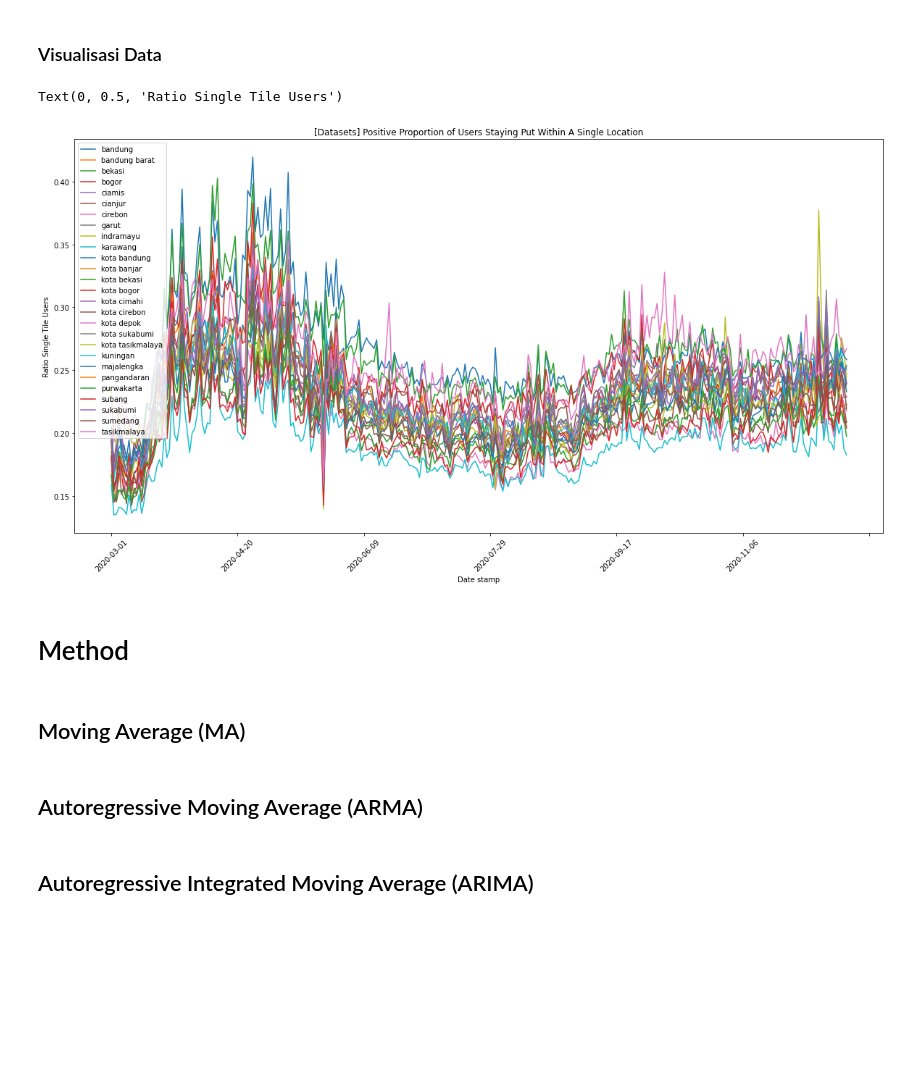
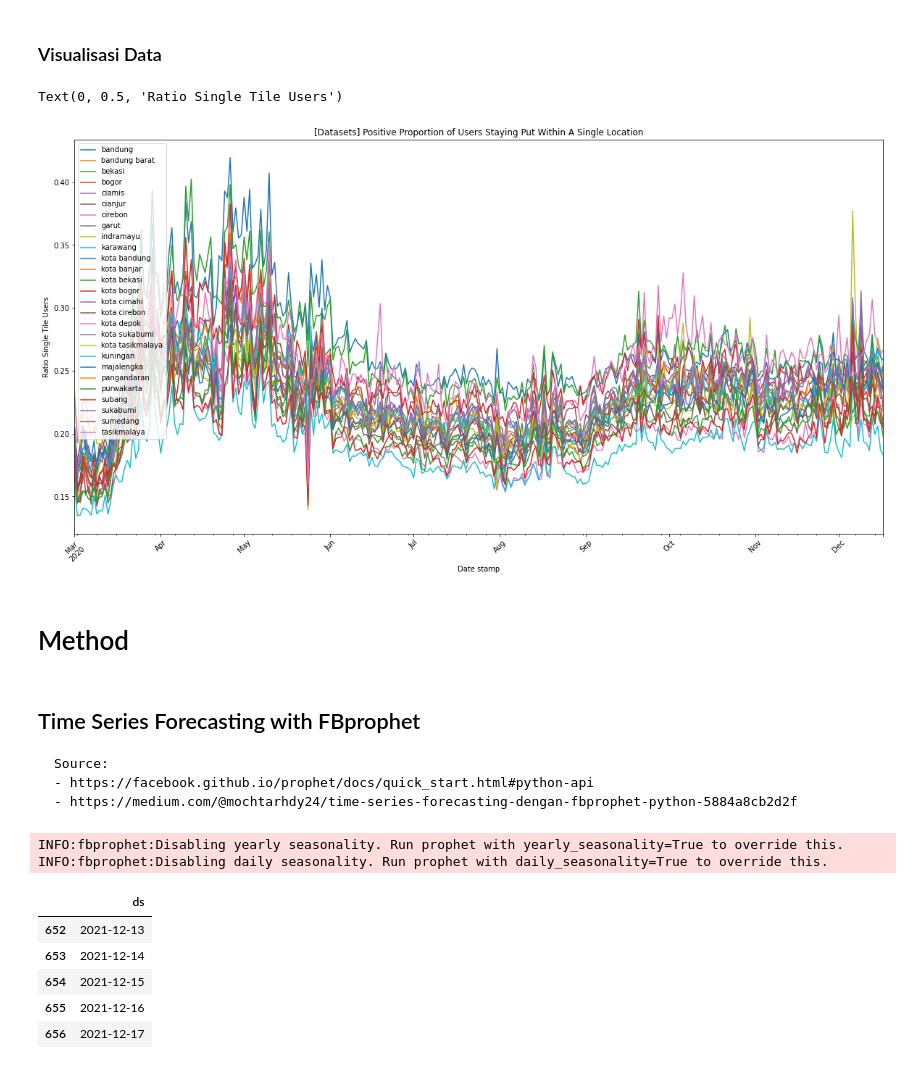
Before and after one commit to ariefahshalihah/jabar-movement-2020, a Jupyter notebook: jabar_movements_2020.ipynb, the cells around one changed output. Drawn from its saved outputs; the diff is of its cells as text; code cells hidden in the pictures; blank space fills up the shorter version.

````diff
--- a/jabar_movements_2020.ipynb
+++ b/jabar_movements_2020.ipynb
@@ -123,0 +114,13 @@ dataset_jabar.head(2)
+# %%
+from datetime import datetime
+
+# Load dataset
+dataset_jabar = pd.read_csv(save_path, sep='\t')
+
+# convert ds column as index
+dataset_jabar = dataset_jabar.set_index('ds')
+
+# convert index to datetimeIndex
+dataset_jabar.index = pd.to_datetime(dataset_jabar.index)
+
+dataset_jabar.head(2)
@@ -126,19 +167,24 @@ dataset_jabar.head(2)
 # %%
 # Plot Grafik Proporsi Masyarakat di Daerah Jawa Barat
 
 data_ratio_jabar = ratio_jabar(dataset_jabar, kota_kab)
 
-ax = data_ratio_jabar.plot.line(title='[Datasets] Positive Proportion of Users Staying Put Within A Single Location', rot=45, figsize=(20,10))
+ax = data_ratio_jabar.plot.line(
+    title='[Datasets] Positive Proportion of Users Staying Put Within A Single Location',
+    rot=45,
+    figsize=(20,10))
 ax.set_xlabel('Date stamp')
 ax.set_ylabel('Ratio Single Tile Users')
 # %% [output]
 Text(0, 0.5, 'Ratio Single Tile Users')
-[figure, old version]
+[figure, new version]
 # %% [markdown]
 # Method
-# %% [markdown]
-## Moving Average (MA)
-# %% [markdown]
-## Autoregressive Moving Average (ARMA)
-# %% [markdown]
-## Autoregressive Integrated Moving Average (ARIMA)
+# %% [markdown]
+## Time Series Forecasting with FBprophet
+
+```
+Source:
+- https://facebook.github.io/prophet/docs/quick_start.html#python-api
+- https://medium.com/@mochtarhdy24/time-series-forecasting-dengan-fbprophet-python-5884a8cb2d2f
+```
@@ -144,0 +193,19 @@ Text(0, 0.5, 'Ratio Single Tile Users')
+# %%
+per_region = pd.DataFrame(data_ratio_jabar.garut)
+per_region.columns = ['y']
+per_region = per_region.reset_index()
+
+model = Prophet()
+model.fit(per_region)
+
+future = model.make_future_dataframe(periods=365)
+future.tail()
+# %% [output]
+INFO:fbprophet:Disabling yearly seasonality. Run prophet with yearly_seasonality=True to override this.
+INFO:fbprophet:Disabling daily seasonality. Run prophet with daily_seasonality=True to override this.
+|  | ds |
+| 652 | 2021-12-13 |
+| 653 | 2021-12-14 |
+| 654 | 2021-12-15 |
+| 655 | 2021-12-16 |
+| 656 | 2021-12-17 |
````
Also changed, not shown: parts of 8 cells of this notebook.
